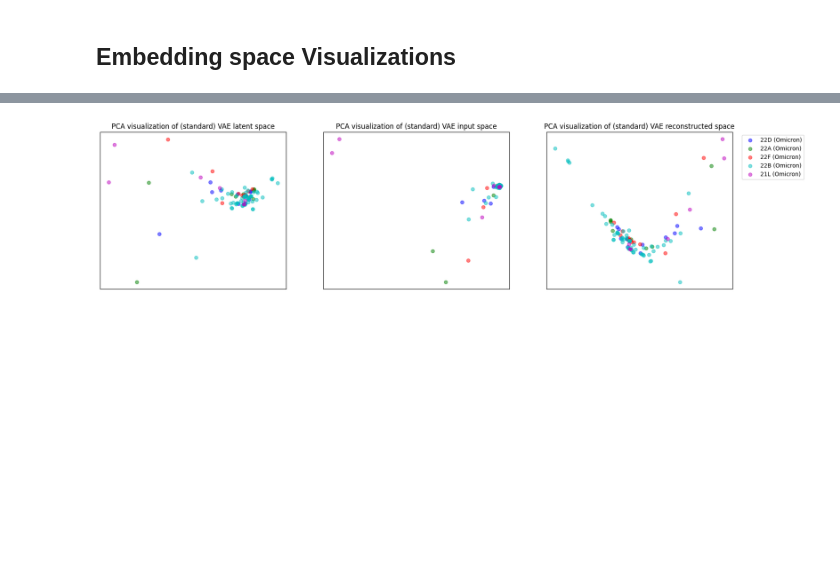
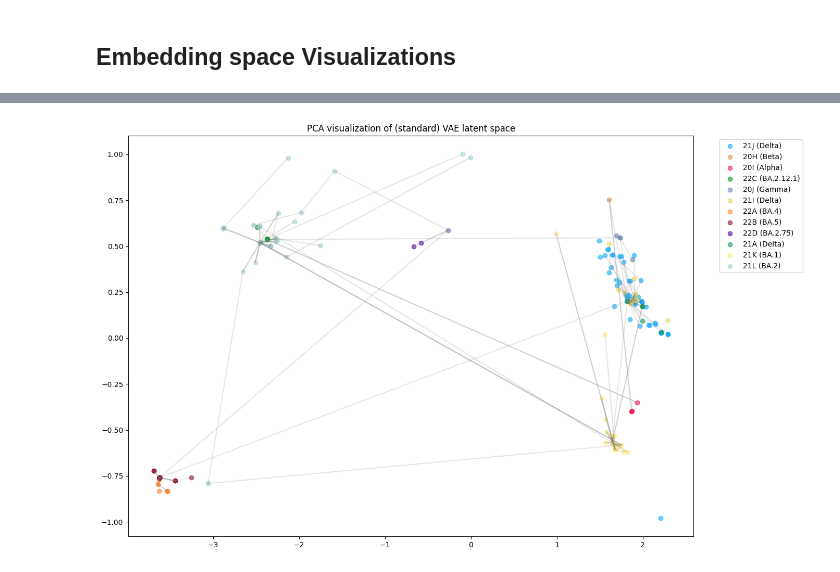
Before and after one commit to blab/sequence-vaes, a Jupyter notebook: VAE_standard/VAE_diffusion.ipynb, the cells around one changed output, grey strips where cells are left out. Saved outputs shown, nothing was run; the diff lists cells and outputs as text; code cells hidden in the pictures; blank space fills up the shorter version.

Commit message:
added data changes and VAE stuff

```diff
--- a/VAE_standard/VAE_diffusion.ipynb
+++ b/VAE_standard/VAE_diffusion.ipynb
@@ -131,23 +133,41 @@ indexes = tuple([np.arange(len(clade_labels))[get_clade(x)] for x in clusters])
-# %%
-vals = np.array(vals)
+# %%
+new_vals = []
+for v in vals:
+    if metadata.loc[metadata.name == v, "clade_membership"].values[0] in clusters:
+        new_vals.append(v)
+# %%
+parents = pd.read_csv(f"{abspath}/data/all_data/all_branches.tsv", sep="\t")
+node_dict = {x:i for i,x in enumerate(new_vals)}
+pairs = []
+for p,c in zip(parents["parent"], parents["child"]):
+    i1 = node_dict.get(p, None)
+    i2 = node_dict.get(c, None)
+
+    if i1 and i2:
+        pairs.append((i1,i2))
+
+pairs = np.array(pairs)
 # %%
 import matplotlib.colors as mcolors
-colors = list(mcolors.BASE_COLORS.keys())
+import random
+# colors = list(mcolors.TABLEAU_COLORS.keys())
+
+random.seed(10)
+colors = []
+for i in range(len(indexes)):
+    colors.append('#%06X' % random.randint(0, 0xFFFFFF))
+
 ranges = np.concatenate(indexes)
 
 X = torch.tensor(new_dataset[ranges,:,:])
+print(new_dataset.shape)
+print(X.shape)
 # X = X.to(DEVICE)
 X = X.view(X.size(0), -1).to(DEVICE)
 pca = PCA(n_components=2, svd_solver="full")
 
-fig,ax = plt.subplots(1,3,figsize=(20,5))
-for a in ax:
-    a.set_xticks([])
-    a.set_yticks([])
-    a.axis("on")
-
+fig,ax = plt.subplots(1,1,figsize=(14,10))
 recon = None
-
 with torch.no_grad():
     Z_mean, Z_logvar = vae_model.encoder.forward(X)
     Z_mean = Z_mean.cpu()
@@ -166,31 +186,51 @@ with torch.no_grad():
     for i,arr in enumerate(indexes):
         loc_arr = list(range(curr,curr + len(arr),1))
         # print(set([clade_labels[x] for x in ranges[loc_arr]]))
-        ax[0].scatter(Z_embedded[loc_arr,0], Z_embedded[loc_arr,1], label=clade_labels[arr[0]], alpha=0.5, color=colors[i])
+        ax.scatter(Z_embedded[loc_arr,0], Z_embedded[loc_arr,1], label=clade_labels[arr[0]], alpha=0.6, color=colors[i])
         curr += len(arr)
 
-l1 = 0.2
+    for p in pairs:
+        ax.plot(Z_embedded[p,0], Z_embedded[p,1], color="gray", alpha=0.2)
+
+l1 = 0.1
 l2 = 0
-ax[0].set_title("PCA visualization of (standard) VAE latent space")
-# ax[0].legend(bbox_to_anchor=(l1,l2,l1+1,l2+1))
+ax.set_title("PCA visualization of (standard) VAE latent space")
+ax.legend(bbox_to_anchor=(l1,l2,l1+1,l2+1))
 
-ax[1].set_title("PCA visualization of (standard) VAE input space")
+fig,ax = plt.subplots(1,2,figsize=(20,5))
+for a in ax:
+    a.set_xticks([])
+    a.set_yticks([])
+    a.axis("on")
+
+ax[0].set_title("PCA visualization of (standard) VAE input space")
+print("\n----------------\n")
 pca = PCA(n_components=2)
-X_embedded = PCA().fit_transform(X=X.cpu().numpy())
+pca.fit(X=X.cpu().numpy())
+X_embedded = pca.transform(X=X.cpu().numpy())
+variances = pca.explained_variance_ratio_
+tot = np.sum(variances)
+print(variances)
+print(f"total variance: {tot}\n")
 curr = 0
 for i,arr in enumerate(indexes):
     loc_arr = list(range(curr,curr + len(arr),1))
-    ax[1].scatter(X_embedded[loc_arr,0], X_embedded[loc_arr,1], label=clade_labels[arr[0]], alpha=0.5, color=colors[i])
+    ax[0].scatter(X_embedded[loc_arr,0], X_embedded[loc_arr,1], label=clade_labels[arr[0]], alpha=0.5, color=colors[i])
     curr += len(arr)
 
-ax[2].set_title("PCA visualization of (standard) VAE reconstructed space")
+ax[1].set_title("PCA visualization of (standard) VAE reconstructed space")
 pca = PCA(n_components=2)
-recon_embedded = PCA().fit_transform(X=recon)
+pca.fit(X=recon)
+recon_embedded = pca.transform(X=recon)
+variances = pca.explained_variance_ratio_
+tot = np.sum(variances)
+print(variances)
+print(f"total variance: {tot}")
 curr = 0
 for i,arr in enumerate(indexes):
     loc_arr = list(range(curr,curr + len(arr),1))
-    ax[2].scatter(recon_embedded[loc_arr,0], recon_embedded[loc_arr,1], label=clade_labels[arr[0]], alpha=0.5, color=colors[i])
+    ax[1].scatter(recon_embedded[loc_arr,0], recon_embedded[loc_arr,1], label=clade_labels[arr[0]], alpha=0.5, color=colors[i])
     curr += len(arr)
-ax[2].legend(bbox_to_anchor=(l1,l2,l1+1,l2+1))
+# ax[1].legend(bbox_to_anchor=(l1,l2,l1+1,l2+1))
 plt.show()
 # %% [output]
@@ -200 +250 @@ total variance: 0.9731615999638302
-[figure, old version]
+[figure, new version]
```
Also changed, not shown: parts of 14 cells of this notebook, 15 other files.
